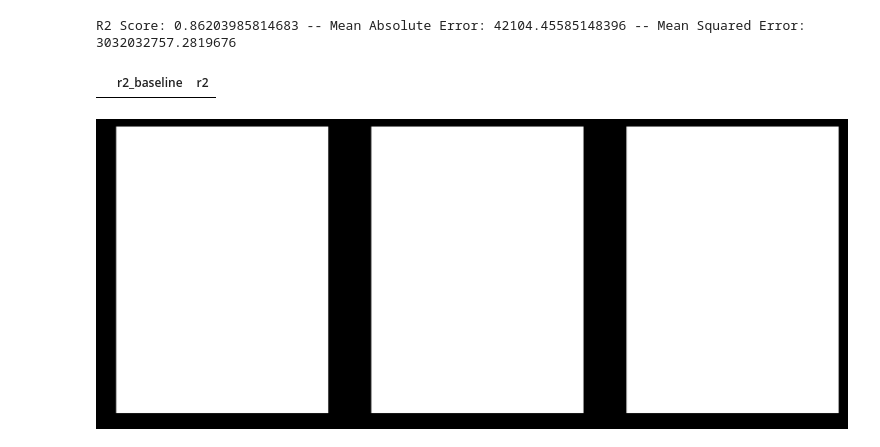
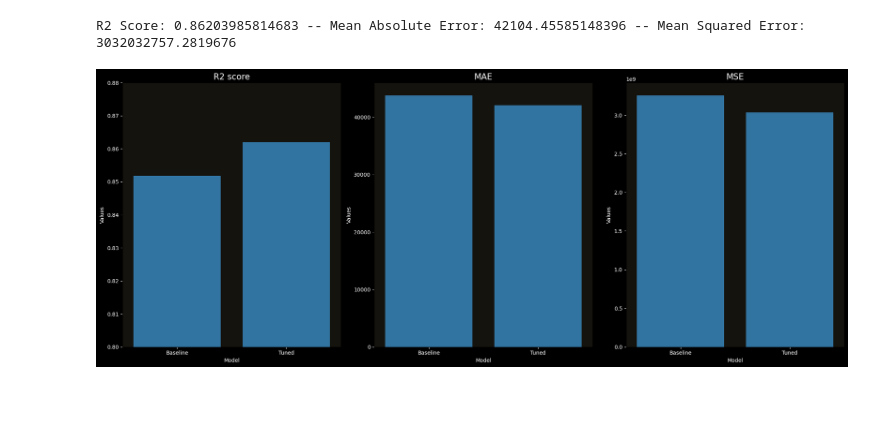
Before and after one commit to imelinc/housing-prices-project, a Jupyter notebook: housing-project.ipynb, the cells around one changed output. Cells and saved outputs as stored; diff of their text form; code cells hidden in the pictures; blank space fills up the shorter version.

```diff
--- a/housing-project.ipynb
+++ b/housing-project.ipynb
@@ -244,6 +244,29 @@ R2 Score: 0.86203985814683 -- Mean Absolute Error: 42104.45585148396 -- Mean Squ
 # %%
 # Lets plot the difference between the baseline model and the tuned model
 fig, (ax1, ax2, ax3) = plt.subplots(ncols=3, nrows=1, figsize = (20,8), facecolor = "#000000")
+
+metrics = ["R2 score", "MAE", "MSE"]
+baseline_metrics = [r2_baseline, mae_baseline, mse_baseline]
+tuned_metrics = [r2, mae, mse]
+m = ["Baseline", "Tuned"]
+
+axes = [ax1, ax2, ax3]
+
+for i, ax in enumerate(axes):
+    df = pd.DataFrame({
+        "Model": m,
+        "Values": [baseline_metrics[i], tuned_metrics[i]]
+    })
+
+    sns.barplot(data=df, x="Model", y="Values", ax=ax)
+
+    ax.set_title(metrics[i], color="white", fontsize=16)
+    ax.set_facecolor("#15130d")
+    ax.tick_params(colors='white')
+    ax.xaxis.label.set_color('white')
+    ax.yaxis.label.set_color('white')
+
+ax1.set_ylim(0.8, 0.88)
+plt.tight_layout()
 # %% [output]
-|  | r2_baseline | r2 |
-[figure, old version]
+[figure, new version]
```
